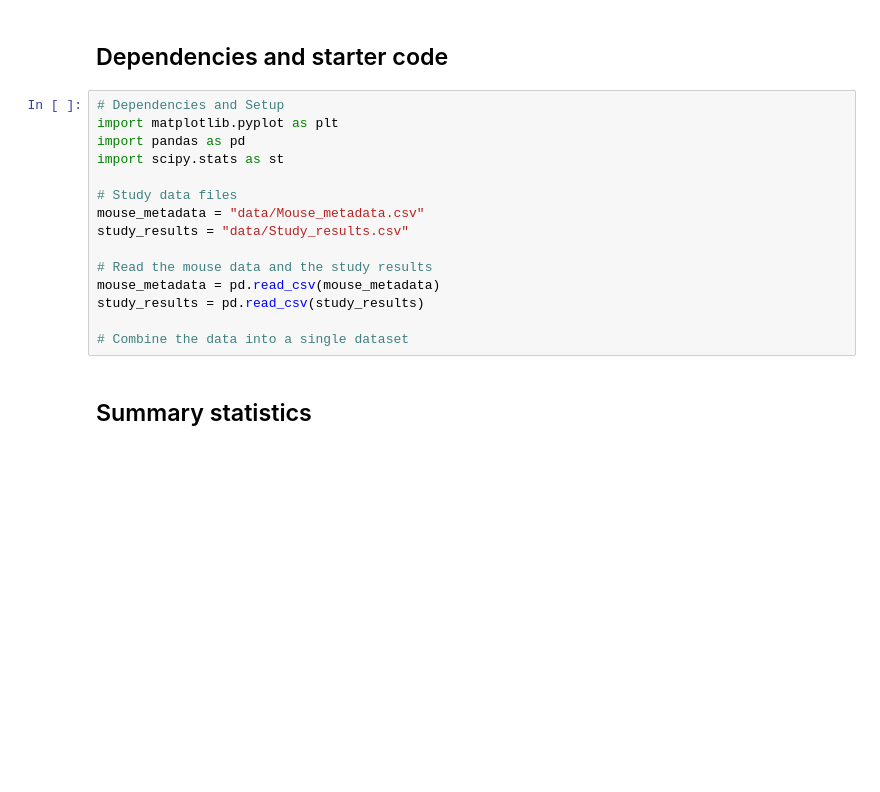
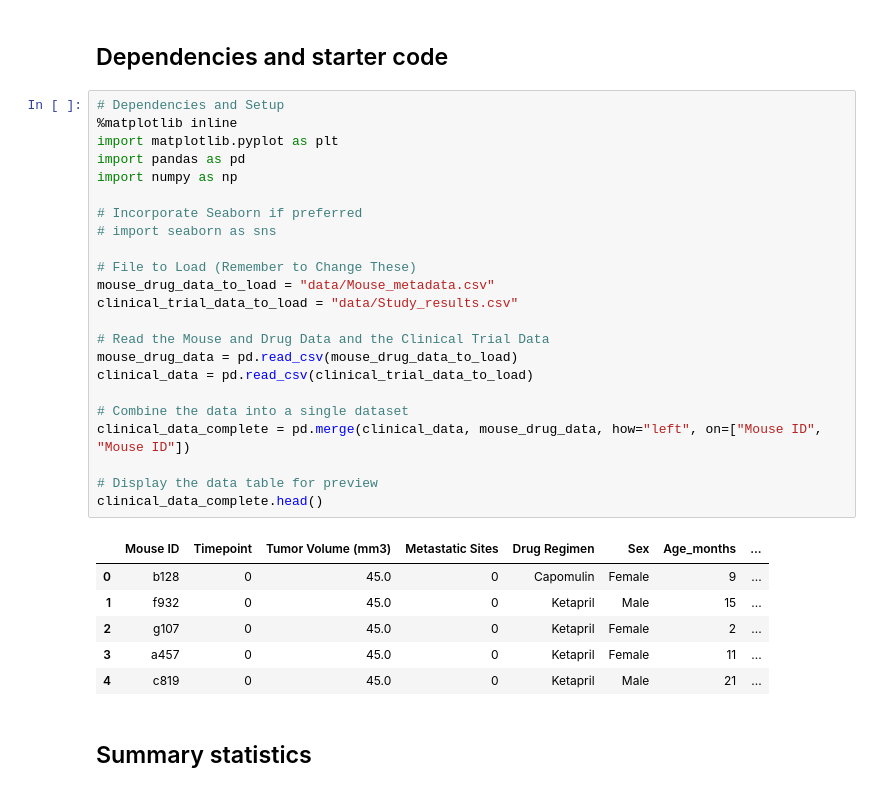
Before and after one commit to atulbhingarde/DATA-05, a Jupyter notebook: Pymaceuticals/pymaceuticals_starter.ipynb, the cells around one changed output. Cells and saved outputs as stored; diff of their text form; blank space fills up the shorter version.

```diff
--- a/Pymaceuticals/pymaceuticals_starter.ipynb
+++ b/Pymaceuticals/pymaceuticals_starter.ipynb
@@ -4,19 +4,34 @@
 ## Dependencies and starter code
 # %%
 # Dependencies and Setup
+%matplotlib inline
 import matplotlib.pyplot as plt
 import pandas as pd
-import scipy.stats as st
+import numpy as np
 
-# Study data files
-mouse_metadata = "data/Mouse_metadata.csv"
-study_results = "data/Study_results.csv"
+# Incorporate Seaborn if preferred
+# import seaborn as sns
 
-# Read the mouse data and the study results
-mouse_metadata = pd.read_csv(mouse_metadata)
-study_results = pd.read_csv(study_results)
+# File to Load (Remember to Change These)
+mouse_drug_data_to_load = "data/Mouse_metadata.csv"
+clinical_trial_data_to_load = "data/Study_results.csv"
+
+# Read the Mouse and Drug Data and the Clinical Trial Data
+mouse_drug_data = pd.read_csv(mouse_drug_data_to_load)
+clinical_data = pd.read_csv(clinical_trial_data_to_load)
 
 # Combine the data into a single dataset
+clinical_data_complete = pd.merge(clinical_data, mouse_drug_data, how="left", on=["Mouse ID", "Mouse ID"])
+
+# Display the data table for preview
+clinical_data_complete.head()
+# %% [output]
+|  | Mouse ID | Timepoint | Tumor Volume (mm3) | Metastatic Sites | Drug Regimen | Sex | Age_months | ... |
+| 0 | b128 | 0 | 45.0 | 0 | Capomulin | Female | 9 | ... |
+| 1 | f932 | 0 | 45.0 | 0 | Ketapril | Male | 15 | ... |
+| 2 | g107 | 0 | 45.0 | 0 | Ketapril | Female | 2 | ... |
+| 3 | a457 | 0 | 45.0 | 0 | Ketapril | Female | 11 | ... |
+| 4 | c819 | 0 | 45.0 | 0 | Ketapril | Male | 21 | ... |
 # %% [markdown]
 ## Summary statistics
 # %%
```
Also changed, not shown: parts of 4 cells of this notebook.
